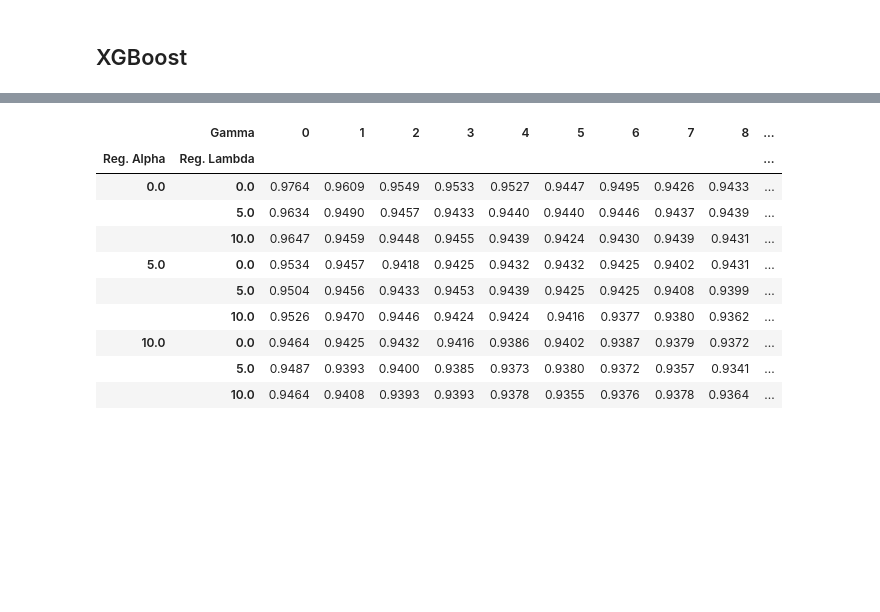
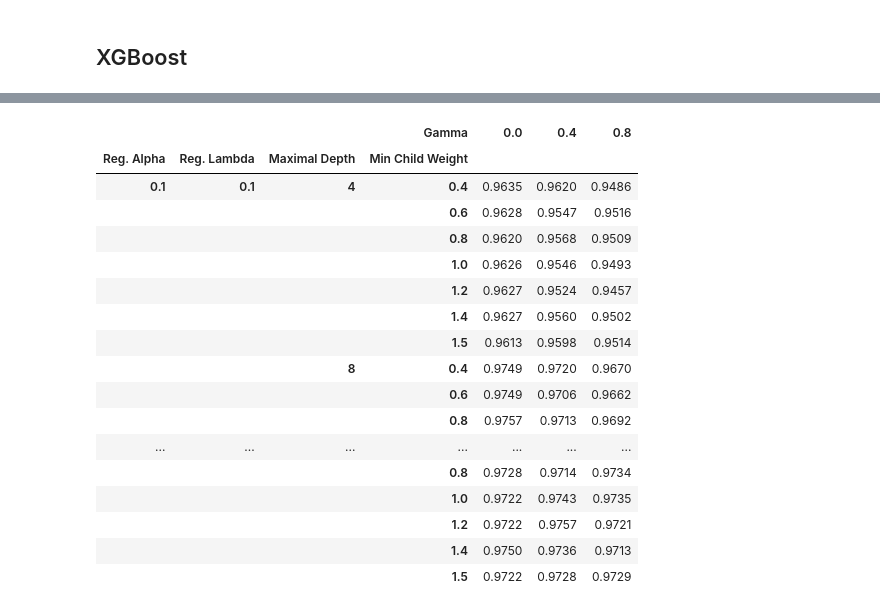
Before and after one commit to skuperst/Predicting-Employee-Turnover-at-Sailsfort-Motors, a Jupyter notebook: Employee_Turnover.ipynb, the cells around one changed output, grey strips where cells are left out. Cells and saved outputs as stored; diff of their text form; code cells hidden in the pictures; blank space fills up the shorter version.

```diff
--- a/Employee_Turnover.ipynb
+++ b/Employee_Turnover.ipynb
@@ -470,14 +466,17 @@ weighted avg       0.91      0.91      0.91      3000
 # Various scores and averages for the varying maximal depth
 D = dict()
 for md in range(1, 6):
-    print('Maximal depth: {}'.format(md))
+    print('Maximal depth {}'.format(md), end=" ")
+    start_time = time.time()
     for score, averaging in itertools.product([f1_score, precision_score, recall_score],['binary','macro','micro','weighted']):
         ada_boost_pipeline = Pipeline(steps=[('preprocessor', preprocess_pipeline),
                                              ('classifier', AdaBoostClassifier(DecisionTreeClassifier(max_depth=md), n_estimators=200,
-                                                                               algorithm="SAMME", learning_rate=0.5, random_state=42))])
+                                                                               learning_rate=0.5, random_state=42))])
         ada_boost_pipeline.fit(X_train, y_train)
         y_pred = ada_boost_pipeline.predict(X_test)
         D[(score.__name__, averaging, md)] = round(score(y_test, y_pred, average=averaging), 4)
+    end_time = time.time()
+    print(f"(elapsed time: {end_time - start_time:.2f} seconds)")
 display(pd.Series(D.values(), index = pd.MultiIndex.from_tuples(D.keys(), names=['Score','Averaging','Maximal_Depth'])).unstack([-1]))
-del(D, md, score, averaging, ada_boost_pipeline, y_pred)
+del(D, md, score, averaging, ada_boost_pipeline, y_pred, end_time, start_time)
 # %% [output]
@@ -508,7 +507,8 @@ for ne in [150, 250, 350, 450]:
     for score, averaging in itertools.product([f1_score, precision_score, recall_score],['binary','macro','micro','weighted']):
         ada_boost_pipeline = Pipeline(steps=[('preprocessor', preprocess_pipeline),
                                              ('classifier', AdaBoostClassifier(DecisionTreeClassifier(max_depth=2), n_estimators=ne,
-                                                                               algorithm="SAMME", learning_rate=0.5, random_state=42))])
+                                                                               # algorithm="SAMME",
+                                                                               learning_rate=0.5, random_state=42))])
         ada_boost_pipeline.fit(X_train, y_train)
         y_pred = ada_boost_pipeline.predict(X_test)
         D[(score.__name__, averaging, ne)] = round(score(y_test, y_pred, average=averaging), 4)
@@ -541,7 +541,8 @@ for lr in [.2, 0.5, 0.7]:
     for score, averaging in itertools.product([f1_score, precision_score, recall_score],['binary','macro','micro','weighted']):
         ada_boost_pipeline = Pipeline(steps=[('preprocessor', preprocess_pipeline),
                                              ('classifier', AdaBoostClassifier(DecisionTreeClassifier(max_depth=2), n_estimators=200,
-                                                                               algorithm="SAMME", learning_rate=lr, random_state=42))])
+                                                                               #algorithm="SAMME",
+                                                                               learning_rate=lr, random_state=42))])
         ada_boost_pipeline.fit(X_train, y_train)
         y_pred = ada_boost_pipeline.predict(X_test)
         D[(score.__name__, averaging, lr)] = round(score(y_test, y_pred, average=averaging), 4)
@@ -568,14 +569,18 @@ Learning rate: 0.7
 # %% [markdown]
 ## XGBoost
 # %%
-xg_boost =  xgboost.XGBClassifier(enable_categorical=True, random_state=42, gamma=0., reg_alpha=0., reg_lambda=100.)
+xg_boost =  xgboost.XGBClassifier(enable_categorical=True, random_state=42, max_depth=8, min_child_weight=0.5,
+                                  n_estimators=100, gamma=3., reg_alpha=1., reg_lambda=1.)
 xg_boost.fit(X_train.apply(lambda col: col.astype('category') if col.dtype == 'object' else col, axis = 0), y_train)
 
 y_pred = xg_boost.predict(X_test.apply(lambda col: col.astype('category') if col.dtype == 'object' else col, axis = 0))
 
-print("Bagging accuracy: {:.4f}".format(accuracy_score(y_test, y_pred)))
+print("XG-Boost accuracy: {:.4f}".format(accuracy_score(y_test, y_pred)))
+print('---------------------')
 print("Confusion matrix:")
 print(confusion_matrix(y_test, y_pred))
-print(classification_report(y_test, y_pred))
+print('---------------------')
+print("Classification report:")
+print(classification_report(y_test, y_pred, digits=4))
 del(xg_boost, y_pred)
 # %% [output]
@@ -594,22 +602,36 @@ weighted avg       0.98      0.98      0.98      3000
 # %%
+# The F1 score for various XG-Boost hyperparameters
 D = dict()
-for g, a, l in itertools.product(range(0,11),[0., 5., 10.], [0., 5., 10.]):
-    xg_boost =  xgboost.XGBClassifier(enable_categorical=True, random_state=42, gamma=g, reg_alpha=a, reg_lambda=l)
+# gamma = minimum loss reduction, reg_alpha = L1 regularization term on weights, reg_lambda = L2 weight regularization
+# min_child_weight = Minimum sum of instance weight (hessian) needed in a child node.
+# max_depth = The maximum depth of the trees. Higher values will make the model more complex and can lead to overfitting
+
+for g, a, l, md, mcw in itertools.product([0, 0.4, 0.8], [0.1], [0.1], [4, 8, 12, 16], [0.4, 0.6, 0.8, 1, 1.2, 1.4, 1.5]):
+    xg_boost =  xgboost.XGBClassifier(enable_categorical=True, random_state=42, max_depth = md,  min_child_weight = mcw,
+                                      gamma=g, reg_alpha=a, reg_lambda=l)
     xg_boost.fit(X_train.apply(lambda col: col.astype('category') if col.dtype == 'object' else col, axis = 0), y_train)
 
     y_pred = xg_boost.predict(X_test.apply(lambda col: col.astype('category') if col.dtype == 'object' else col, axis = 0))
-    D[(g, a, l)] = round(f1_score(y_test, y_pred, average='binary'), 4)
-display(pd.Series(D.values(), index = pd.MultiIndex.from_tuples(D.keys(), names=['Gamma','Reg. Alpha','Reg. Lambda'])).unstack([0]))
+    D[(g, a, l, md, mcw)] = round(f1_score(y_test, y_pred, average='binary'), 4)
+display(pd.Series(D.values(), index = pd.MultiIndex.from_tuples(D.keys(), names=['Gamma','Reg. Alpha','Reg. Lambda',
+                                                                                 'Maximal Depth', 'Minimal Child Weight'])).unstack([0]))
 del(D, g, a, l, xg_boost, y_pred)
 # %% [output]
-|  | Gamma | 0 | 1 | 2 | 3 | 4 | 5 | 6 | 7 | 8 | ... |
-| Reg. Alpha | Reg. Lambda |  |  |  |  |  |  |  |  |  | ... |
-| 0.0 | 0.0 | 0.9764 | 0.9609 | 0.9549 | 0.9533 | 0.9527 | 0.9447 | 0.9495 | 0.9426 | 0.9433 | ... |
-|  | 5.0 | 0.9634 | 0.9490 | 0.9457 | 0.9433 | 0.9440 | 0.9440 | 0.9446 | 0.9437 | 0.9439 | ... |
-|  | 10.0 | 0.9647 | 0.9459 | 0.9448 | 0.9455 | 0.9439 | 0.9424 | 0.9430 | 0.9439 | 0.9431 | ... |
-| 5.0 | 0.0 | 0.9534 | 0.9457 | 0.9418 | 0.9425 | 0.9432 | 0.9432 | 0.9425 | 0.9402 | 0.9431 | ... |
-|  | 5.0 | 0.9504 | 0.9456 | 0.9433 | 0.9453 | 0.9439 | 0.9425 | 0.9425 | 0.9408 | 0.9399 | ... |
-|  | 10.0 | 0.9526 | 0.9470 | 0.9446 | 0.9424 | 0.9424 | 0.9416 | 0.9377 | 0.9380 | 0.9362 | ... |
-| 10.0 | 0.0 | 0.9464 | 0.9425 | 0.9432 | 0.9416 | 0.9386 | 0.9402 | 0.9387 | 0.9379 | 0.9372 | ... |
-|  | 5.0 | 0.9487 | 0.9393 | 0.9400 | 0.9385 | 0.9373 | 0.9380 | 0.9372 | 0.9357 | 0.9341 | ... |
-|  | 10.0 | 0.9464 | 0.9408 | 0.9393 | 0.9393 | 0.9378 | 0.9355 | 0.9376 | 0.9378 | 0.9364 | ... |
+|  |  |  | Gamma | 0.0 | 0.4 | 0.8 |
+| Reg. Alpha | Reg. Lambda | Maximal Depth | Min Child Weight |  |  |  |
+| 0.1 | 0.1 | 4 | 0.4 | 0.9635 | 0.9620 | 0.9486 |
+|  |  |  | 0.6 | 0.9628 | 0.9547 | 0.9516 |
+|  |  |  | 0.8 | 0.9620 | 0.9568 | 0.9509 |
+|  |  |  | 1.0 | 0.9626 | 0.9546 | 0.9493 |
+|  |  |  | 1.2 | 0.9627 | 0.9524 | 0.9457 |
+|  |  |  | 1.4 | 0.9627 | 0.9560 | 0.9502 |
+|  |  |  | 1.5 | 0.9613 | 0.9598 | 0.9514 |
+|  |  | 8 | 0.4 | 0.9749 | 0.9720 | 0.9670 |
+|  |  |  | 0.6 | 0.9749 | 0.9706 | 0.9662 |
+|  |  |  | 0.8 | 0.9757 | 0.9713 | 0.9692 |
+| ... | ... | ... | ... | ... | ... | ... |
+|  |  |  | 0.8 | 0.9728 | 0.9714 | 0.9734 |
+|  |  |  | 1.0 | 0.9722 | 0.9743 | 0.9735 |
+|  |  |  | 1.2 | 0.9722 | 0.9757 | 0.9721 |
+|  |  |  | 1.4 | 0.9750 | 0.9736 | 0.9713 |
+|  |  |  | 1.5 | 0.9722 | 0.9728 | 0.9729 |
```
Also changed, not shown: parts of 11 cells of this notebook.
